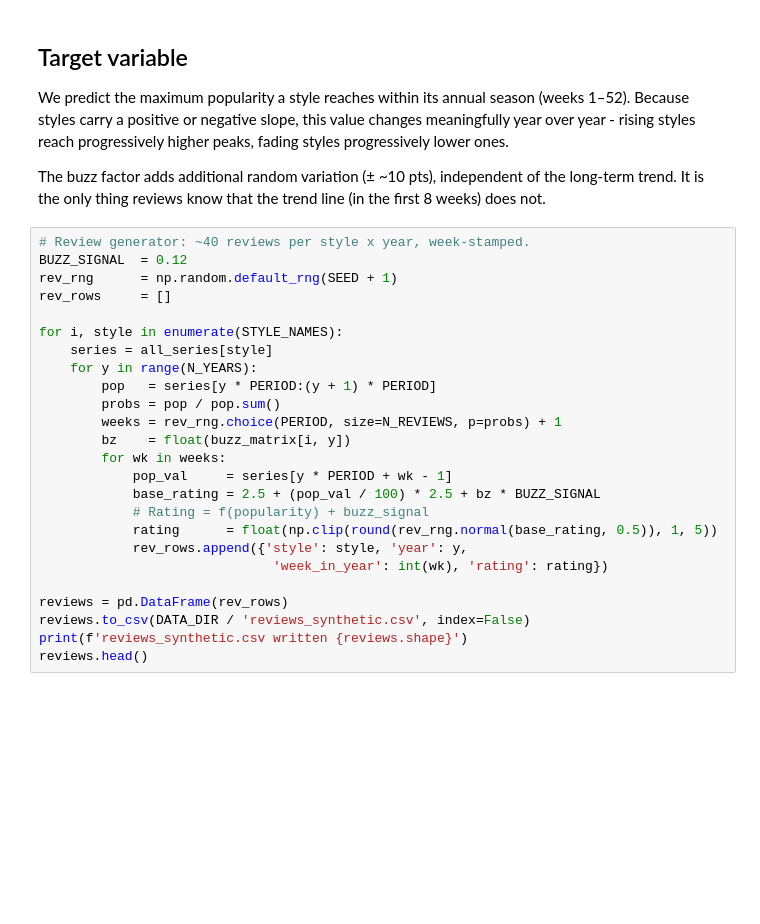
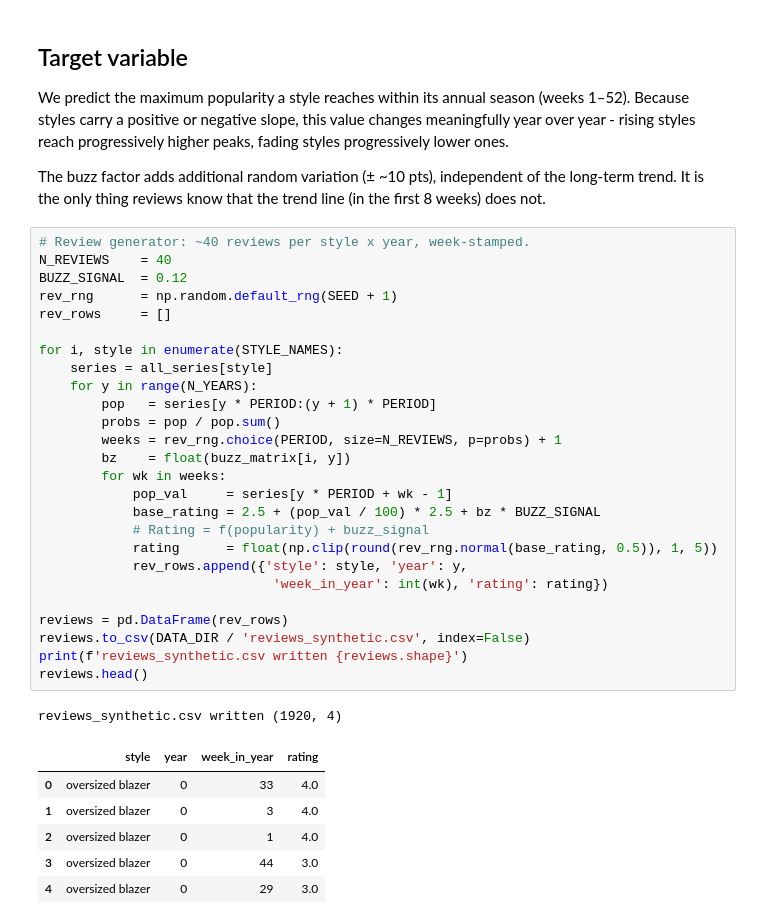
Before and after one commit to radostinaaa/fashion-peak-prediction, a Jupyter notebook: 00_overview_and_data.ipynb, the cells around one changed output. Saved outputs shown, nothing was run; the diff lists cells and outputs as text; blank space fills up the shorter version.

```diff
--- a/00_overview_and_data.ipynb
+++ b/00_overview_and_data.ipynb
@@ -154,26 +154,35 @@ We predict the maximum popularity a style reaches within its annual season (week
 The buzz factor adds additional random variation (± ~10 pts), independent of the long-term trend. It is the only thing reviews know that the trend line (in the first 8 weeks) does not.
 # %%
 # Review generator: ~40 reviews per style x year, week-stamped.
+N_REVIEWS    = 40
 BUZZ_SIGNAL  = 0.12
 rev_rng      = np.random.default_rng(SEED + 1)
 rev_rows     = []
 
 for i, style in enumerate(STYLE_NAMES):
     series = all_series[style]
     for y in range(N_YEARS):
         pop   = series[y * PERIOD:(y + 1) * PERIOD]
         probs = pop / pop.sum()
         weeks = rev_rng.choice(PERIOD, size=N_REVIEWS, p=probs) + 1
         bz    = float(buzz_matrix[i, y])
         for wk in weeks:
             pop_val     = series[y * PERIOD + wk - 1]
             base_rating = 2.5 + (pop_val / 100) * 2.5 + bz * BUZZ_SIGNAL
             # Rating = f(popularity) + buzz_signal
             rating      = float(np.clip(round(rev_rng.normal(base_rating, 0.5)), 1, 5))
             rev_rows.append({'style': style, 'year': y,
                               'week_in_year': int(wk), 'rating': rating})
 
 reviews = pd.DataFrame(rev_rows)
 reviews.to_csv(DATA_DIR / 'reviews_synthetic.csv', index=False)
 print(f'reviews_synthetic.csv written {reviews.shape}')
 reviews.head()
+# %% [output]
+reviews_synthetic.csv written (1920, 4)
+|  | style | year | week_in_year | rating |
+| 0 | oversized blazer | 0 | 33 | 4.0 |
+| 1 | oversized blazer | 0 | 3 | 4.0 |
+| 2 | oversized blazer | 0 | 1 | 4.0 |
+| 3 | oversized blazer | 0 | 44 | 3.0 |
+| 4 | oversized blazer | 0 | 29 | 3.0 |
```
Also changed, not shown: parts of 7 cells of this notebook, 5 other files.
